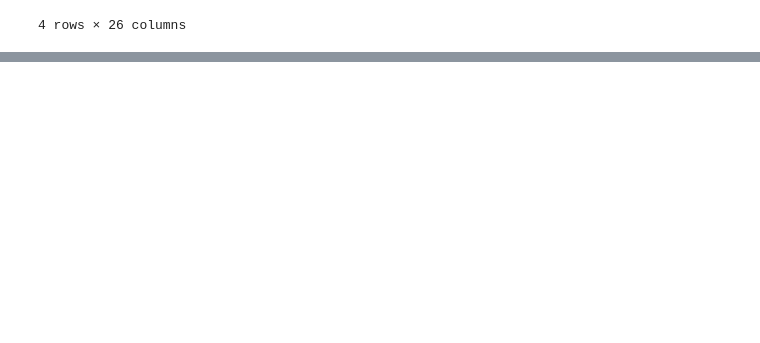
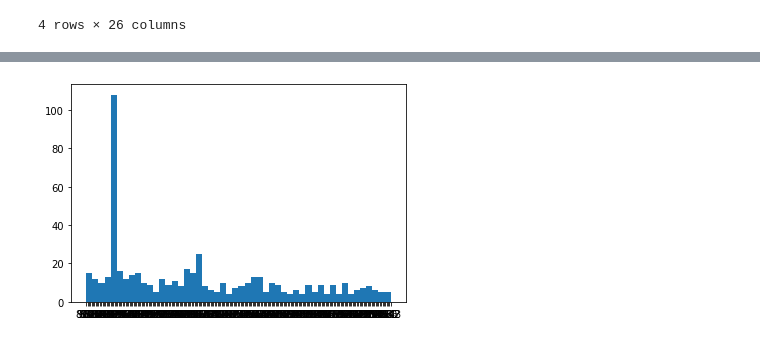
Before and after one commit to A-Hanson/2019-cmas-district-data-dive, a Jupyter notebook: src/capstone_one_initial_data_vis.ipynb, the cells around one changed output, grey strips where cells are left out. Cells and saved outputs as stored; diff of their text form; code cells hidden in the pictures; blank space fills up the shorter version.

```diff
--- a/src/capstone_one_initial_data_vis.ipynb
+++ b/src/capstone_one_initial_data_vis.ipynb
@@ -95,0 +169,5 @@ df_sch_dist.describe()
+# %%
+plt.hist(d_df['participation_rate'], bins=50)
+plt.show()
+# %% [output]
+[figure, added]
```
Also changed, not shown: parts of 9 cells of this notebook, 4 other files.
